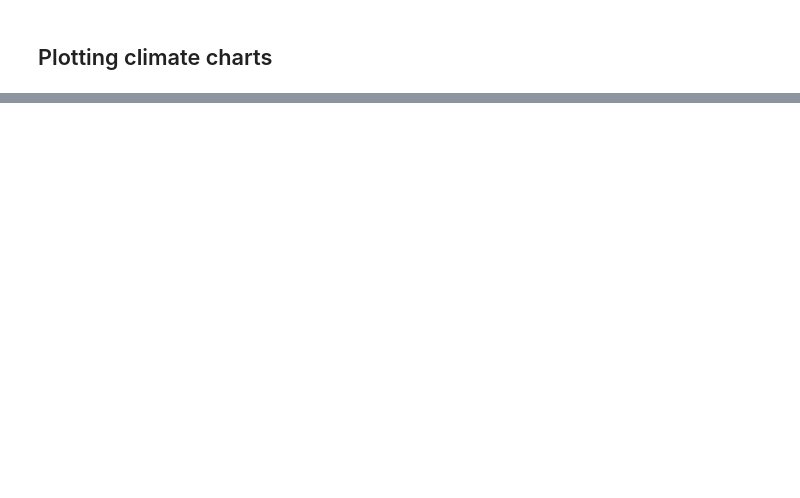
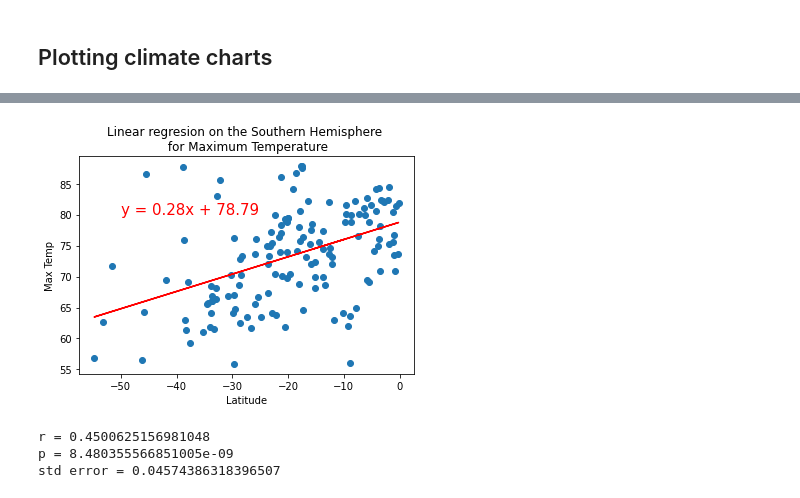
Before and after one commit to eric-spoerner/world_weather_analysis, a Jupyter notebook: WeatherPy.ipynb, the cells around one changed output, grey strips where cells are left out. Cells and saved outputs as stored; diff of their text form; code cells hidden in the pictures; blank space fills up the shorter version.

```diff
--- a/WeatherPy.ipynb
+++ b/WeatherPy.ipynb
@@ -258,0 +333,14 @@ plt.show()
+# %%
+x_values = southern_hemi_df["Lat"]
+y_values = southern_hemi_df["Max Temp"]
+
+plot_linear_regression(x_values,
+                       y_values,
+                       'Linear regresion on the Southern Hemisphere \n for Maximum Temperature',
+                       'Max Temp',
+                       (-50,80))
+# %% [output]
+[figure, added]
+r = 0.4500625156981048
+p = 8.480355566851005e-09
+std error = 0.04574386318396507
```
Also changed, not shown: parts of 24 cells of this notebook, 6 other files.
